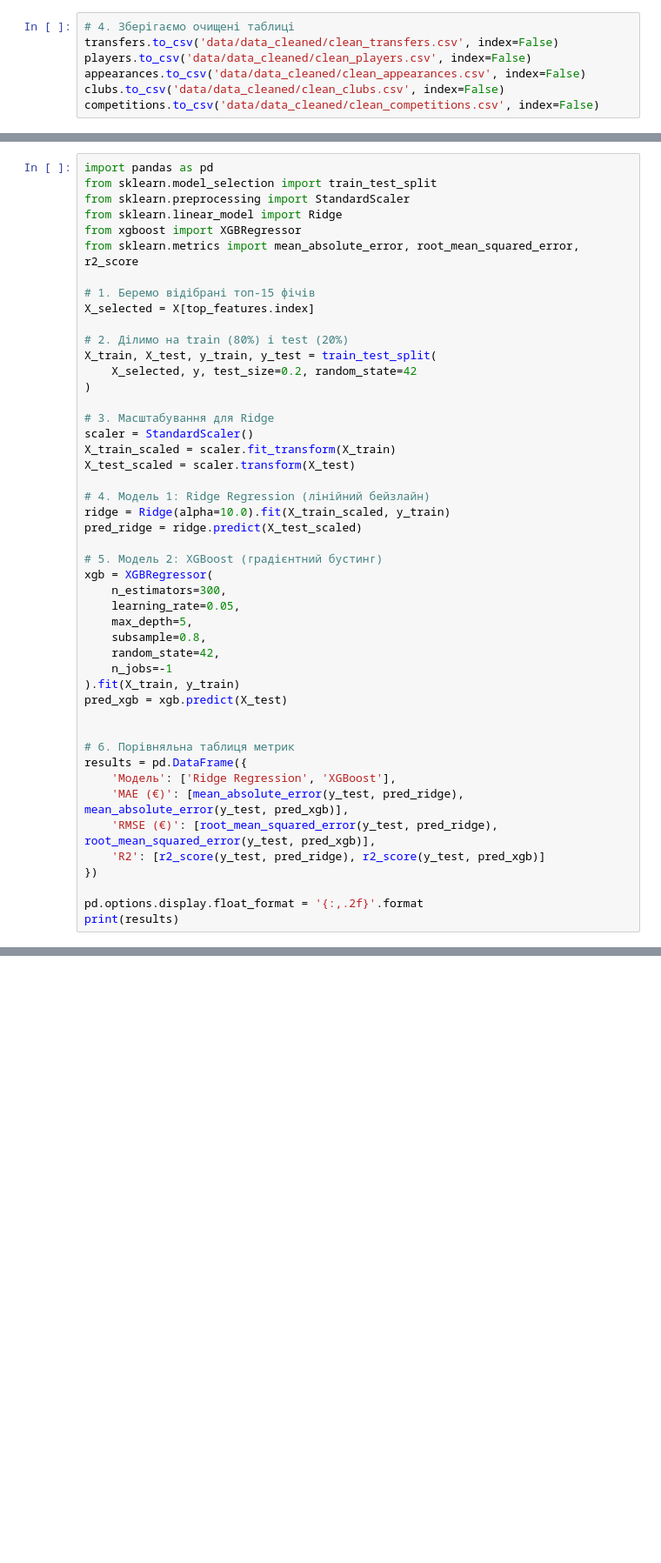
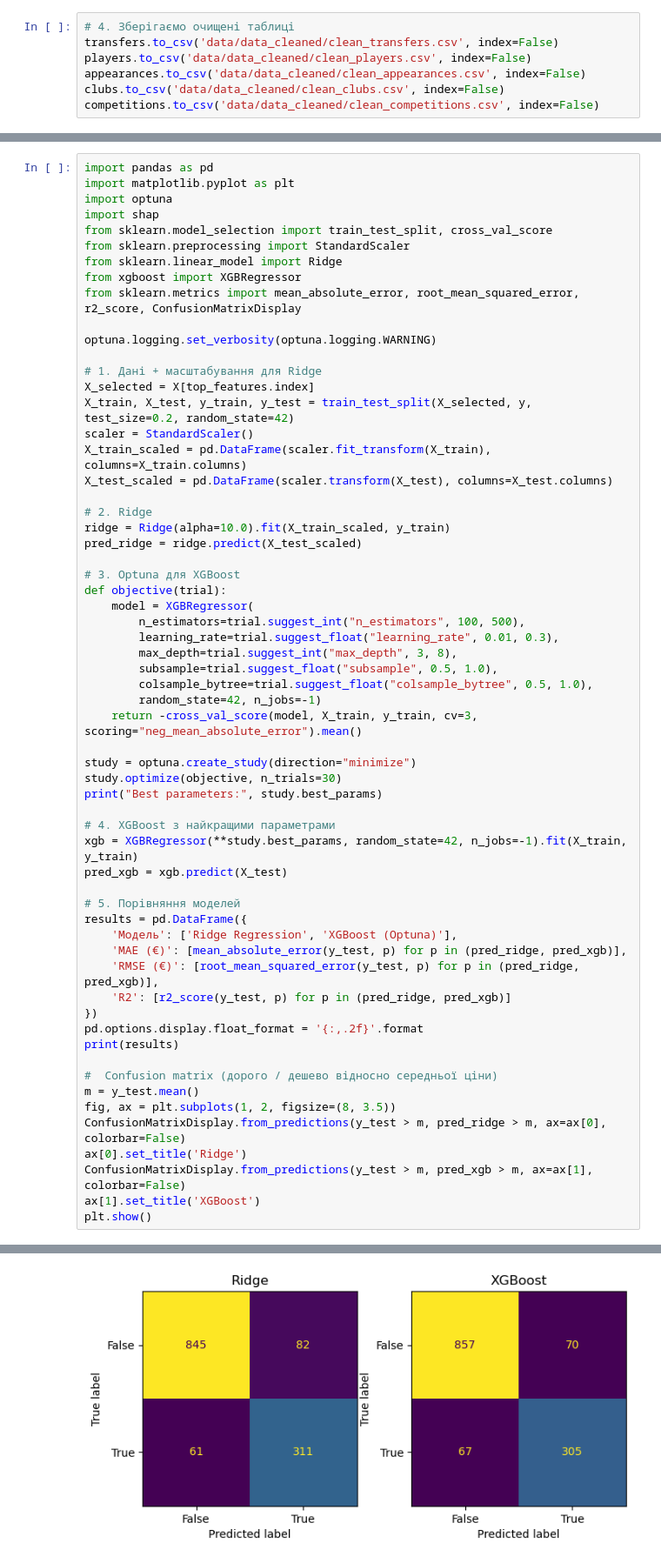
Before and after one commit to pyatnovov/football-transfer-fee-prediction, a Jupyter notebook: 01_data_preperation.ipynb, the cells around one changed output, grey strips where cells are left out. Shown at 87% size. Cells and saved outputs as stored; diff of their text form; blank space fills up the shorter version.

```diff
--- a/01_data_preperation.ipynb
+++ b/01_data_preperation.ipynb
@@ -710,49 +715,63 @@ from_average_age                   0.007321
 dtype: float64
 # %%
 import pandas as pd
-from sklearn.model_selection import train_test_split
+import matplotlib.pyplot as plt
+import optuna
+import shap
+from sklearn.model_selection import train_test_split, cross_val_score
 from sklearn.preprocessing import StandardScaler
 from sklearn.linear_model import Ridge
 from xgboost import XGBRegressor
-from sklearn.metrics import mean_absolute_error, root_mean_squared_error, r2_score
+from sklearn.metrics import mean_absolute_error, root_mean_squared_error, r2_score, ConfusionMatrixDisplay
 
-# 1. Беремо відібрані топ-15 фічів
+optuna.logging.set_verbosity(optuna.logging.WARNING)
+
+# 1. Дані + масштабування для Ridge
 X_selected = X[top_features.index]
+X_train, X_test, y_train, y_test = train_test_split(X_selected, y, test_size=0.2, random_state=42)
+scaler = StandardScaler()
+X_train_scaled = pd.DataFrame(scaler.fit_transform(X_train), columns=X_train.columns)
+X_test_scaled = pd.DataFrame(scaler.transform(X_test), columns=X_test.columns)
 
-# 2. Ділимо на train (80%) і test (20%)
-X_train, X_test, y_train, y_test = train_test_split(
-    X_selected, y, test_size=0.2, random_state=42
-)
-
-# 3. Масштабування для Ridge
-scaler = StandardScaler()
-X_train_scaled = scaler.fit_transform(X_train)
-X_test_scaled = scaler.transform(X_test)
-
-# 4. Модель 1: Ridge Regression (лінійний бейзлайн)
+# 2. Ridge
 ridge = Ridge(alpha=10.0).fit(X_train_scaled, y_train)
 pred_ridge = ridge.predict(X_test_scaled)
 
-# 5. Модель 2: XGBoost (градієнтний бустинг)
-xgb = XGBRegressor(
-    n_estimators=300,
-    learning_rate=0.05,
-    max_depth=5,
-    subsample=0.8,
-    random_state=42,
-    n_jobs=-1
-).fit(X_train, y_train)
+# 3. Optuna для XGBoost
+def objective(trial):
+    model = XGBRegressor(
+        n_estimators=trial.suggest_int("n_estimators", 100, 500),
+        learning_rate=trial.suggest_float("learning_rate", 0.01, 0.3),
+        max_depth=trial.suggest_int("max_depth", 3, 8),
+        subsample=trial.suggest_float("subsample", 0.5, 1.0),
+        colsample_bytree=trial.suggest_float("colsample_bytree", 0.5, 1.0),
+        random_state=42, n_jobs=-1)
+    return -cross_val_score(model, X_train, y_train, cv=3, scoring="neg_mean_absolute_error").mean()
+
+study = optuna.create_study(direction="minimize")
+study.optimize(objective, n_trials=30)
+print("Best parameters:", study.best_params)
+
+# 4. XGBoost з найкращими параметрами
+xgb = XGBRegressor(**study.best_params, random_state=42, n_jobs=-1).fit(X_train, y_train)
 pred_xgb = xgb.predict(X_test)
 
-
-# 6. Порівняльна таблиця метрик
+# 5. Порівняння моделей
 results = pd.DataFrame({
-    'Модель': ['Ridge Regression', 'XGBoost'],
-    'MAE (€)': [mean_absolute_error(y_test, pred_ridge), mean_absolute_error(y_test, pred_xgb)],
-    'RMSE (€)': [root_mean_squared_error(y_test, pred_ridge), root_mean_squared_error(y_test, pred_xgb)],
-    'R2': [r2_score(y_test, pred_ridge), r2_score(y_test, pred_xgb)]
+    'Модель': ['Ridge Regression', 'XGBoost (Optuna)'],
+    'MAE (€)': [mean_absolute_error(y_test, p) for p in (pred_ridge, pred_xgb)],
+    'RMSE (€)': [root_mean_squared_error(y_test, p) for p in (pred_ridge, pred_xgb)],
+    'R2': [r2_score(y_test, p) for p in (pred_ridge, pred_xgb)]
 })
-
 pd.options.display.float_format = '{:,.2f}'.format
 print(results)
+
+#  Confusion matrix (дорого / дешево відносно середньої ціни)
+m = y_test.mean()
+fig, ax = plt.subplots(1, 2, figsize=(8, 3.5))
+ConfusionMatrixDisplay.from_predictions(y_test > m, pred_ridge > m, ax=ax[0], colorbar=False)
+ax[0].set_title('Ridge')
+ConfusionMatrixDisplay.from_predictions(y_test > m, pred_xgb > m, ax=ax[1], colorbar=False)
+ax[1].set_title('XGBoost')
+plt.show()
 # %% [output]
@@ -761,0 +782 @@ print(results)
+[figure, added]
```
Also changed, not shown: parts of 6 cells of this notebook.
